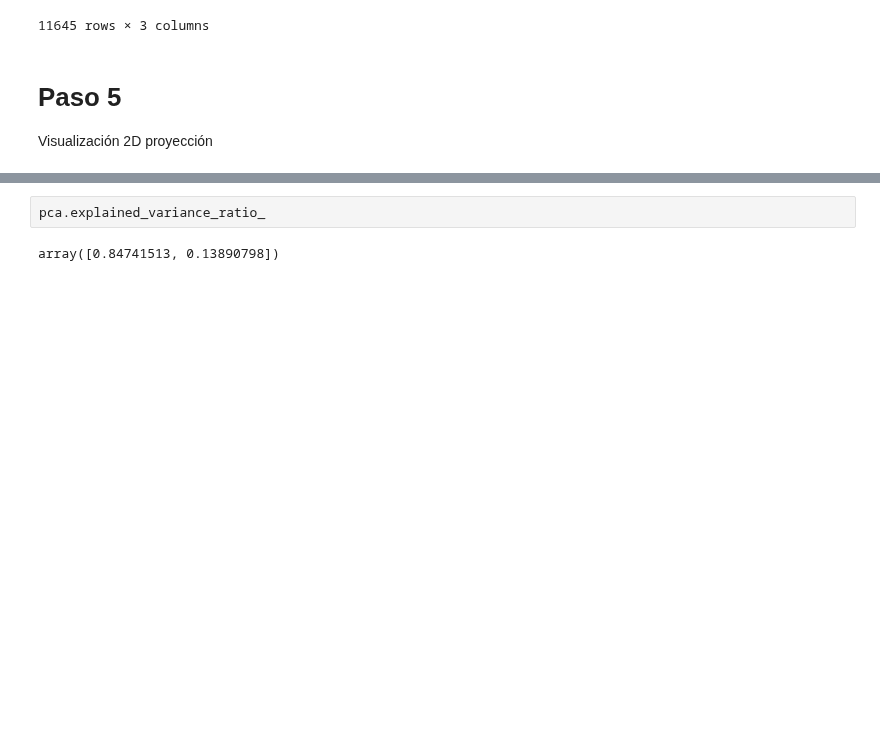
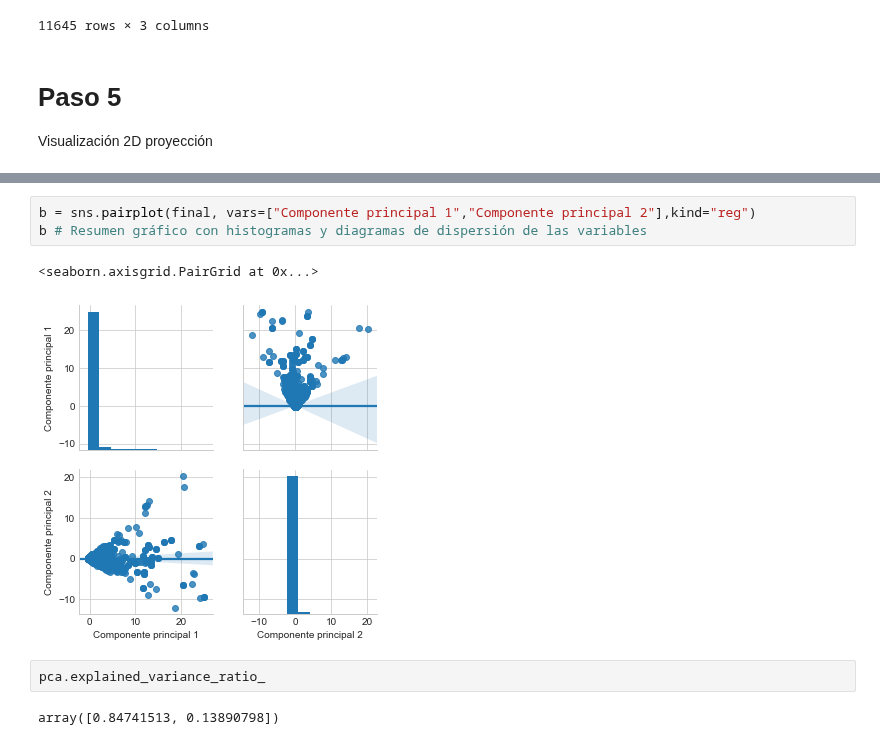
Before and after one commit to KatherinAcosta/Proyecto2018, a Jupyter notebook: 4. PCA .ipynb, the cells around one changed output, grey strips where cells are left out. Cells and saved outputs as stored; diff of their text form; blank space fills up the shorter version.

```diff
--- a/4. PCA .ipynb
+++ b/4. PCA .ipynb
@@ -169,3 +180,9 @@ https://translate.google.com.co/translate?hl=es&sl=en&u=http://www.academia.edu/
+# %%
+b = sns.pairplot(final, vars=["Componente principal 1","Componente principal 2"],kind="reg")
+b # Resumen gráfico con histogramas y diagramas de dispersión de las variables
+# %% [output]
+<seaborn.axisgrid.PairGrid at 0x...>
+[figure, added]
 # %%
 pca.explained_variance_ratio_
 # %% [output]
```
Also changed, not shown: parts of 5 cells of this notebook.
